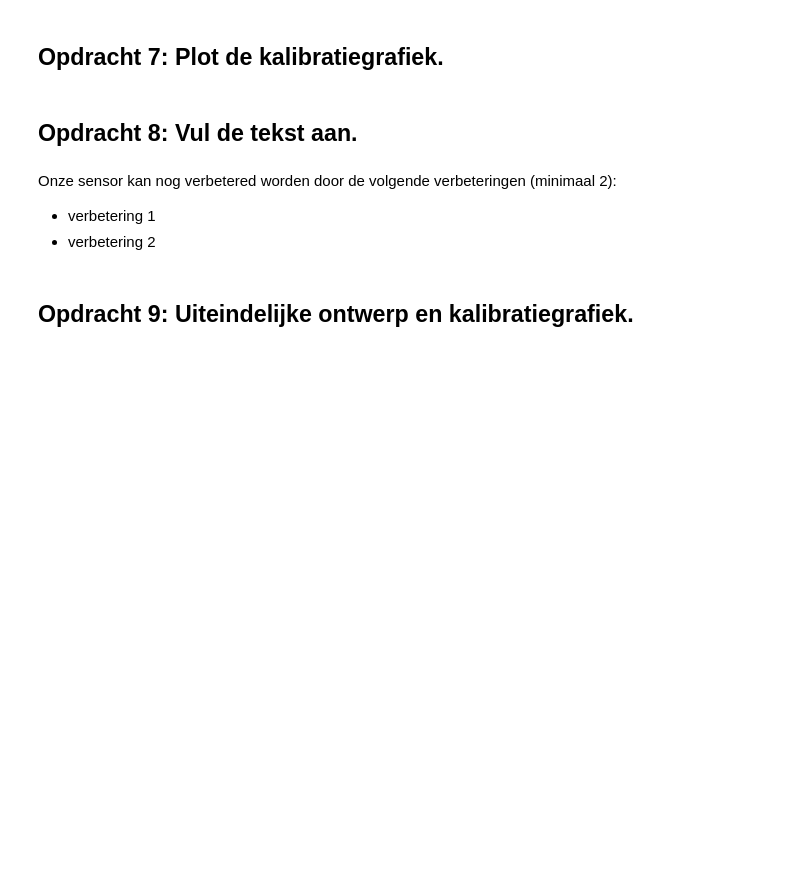
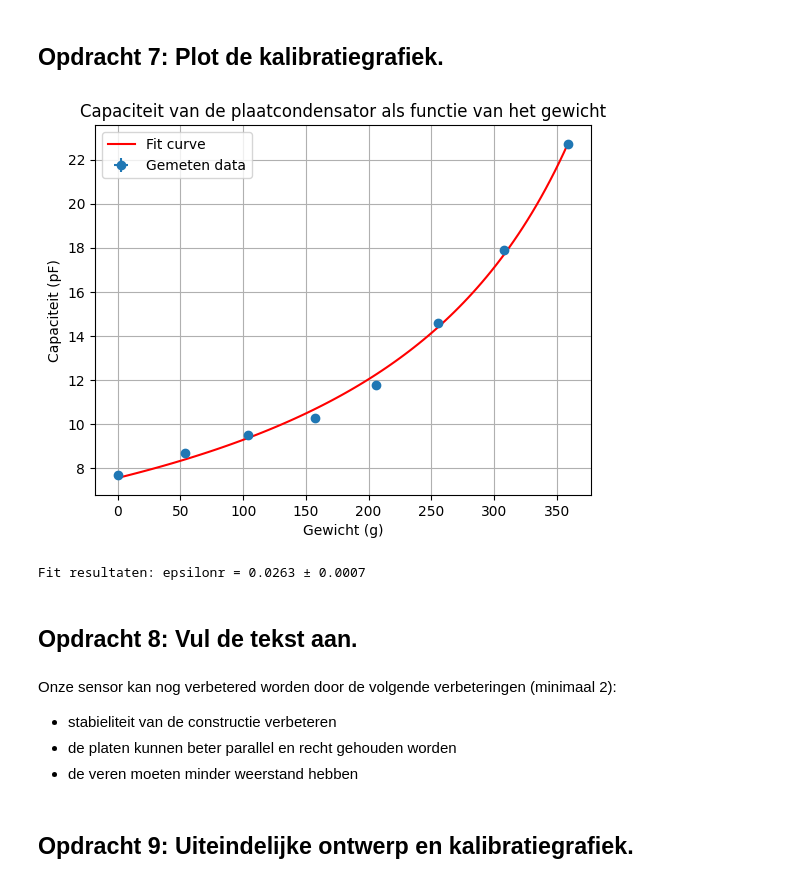
Before and after one commit to Ikbenjamin07/opdrachten-DEF-D, a Jupyter notebook: FysiekeOntwerpopdrachten/2OntwerpEenSensorCondensator/DEFOntwerpopdracht2OntwerpEenSensorInvulTemplate.ipynb, the cells around one changed output. Cells and saved outputs as stored; diff of their text form; code cells hidden in the pictures; blank space fills up the shorter version.

```diff
--- a/FysiekeOntwerpopdrachten/2OntwerpEenSensorCondensator/DEFOntwerpopdracht2OntwerpEenSensorInvulTemplate.ipynb
+++ b/FysiekeOntwerpopdrachten/2OntwerpEenSensorCondensator/DEFOntwerpopdracht2OntwerpEenSensorInvulTemplate.ipynb
@@ -95,10 +121,42 @@ Pas deze tekst aan: Wij gaan een sensor maken die X meet.
+# %%
+# Plot hier je gemeten kalibratiegrafiek en plot in dezelfde figuur ook je verwachte ontwerpgrafiek.
+def fitfunc(gewicht, eps, gewicht0):
+    return epsilon0 * eps * l * b /(8 - 1 * (gewicht + gewicht0)/50) * 1e12
+
+gewichten = np.array([0, 53.5, 104.1, 157.1, 206.1, 255.5, 307.8, 359.2]) # in gram
+capaciteiten = np.array([7.7, 8.7, 9.5, 10.3, 11.8, 14.6, 17.9, 22.7]) # in pF
+
+u_gewichten = 0.1
+u_capaciteit = 0.1
+
+
+popt, pcov = curve_fit(fitfunc, gewichten, capaciteiten, p0=[2, 0])
+
+xfit = np.linspace(gewichten.min(), gewichten.max(), 100)
+yfit = fitfunc(xfit, *popt)
+plt.figure()
+plt.errorbar(gewichten, capaciteiten, xerr=u_gewichten, yerr=u_capaciteit, fmt='o', label='Gemeten data')
+plt.plot(xfit, yfit, 'r-', label='Fit curve')
+plt.xlabel('Gewicht (g)')
+plt.ylabel('Capaciteit (pF)')
+plt.title('Capaciteit van de plaatcondensator als functie van het gewicht')
+plt.grid(); plt.legend()
+plt.show()
+
+eps_fit = popt[0]
+u_eps_fit = np.sqrt(pcov[0, 0])
+print(f"Fit resultaten: epsilonr = {eps_fit:.4f} ± {u_eps_fit:.4f}")
+# %% [output]
+[figure, added]
+Fit resultaten: epsilonr = 0.0263 ± 0.0007
 # %% [markdown]
 ## Opdracht 8: Vul de tekst aan.
 # %% [markdown]
 Onze sensor kan nog verbetered worden door de volgende verbeteringen (minimaal 2):
 
-* verbetering 1
-* verbetering 2
+* stabieliteit van de constructie verbeteren
+* de platen kunnen beter parallel en recht gehouden worden
+* de veren moeten minder weerstand hebben
 # %% [markdown]
 ## Opdracht 9: Uiteindelijke ontwerp en kalibratiegrafiek.
 # %% [markdown]
```
Also changed, not shown: parts of 17 cells of this notebook, 7 other files.
